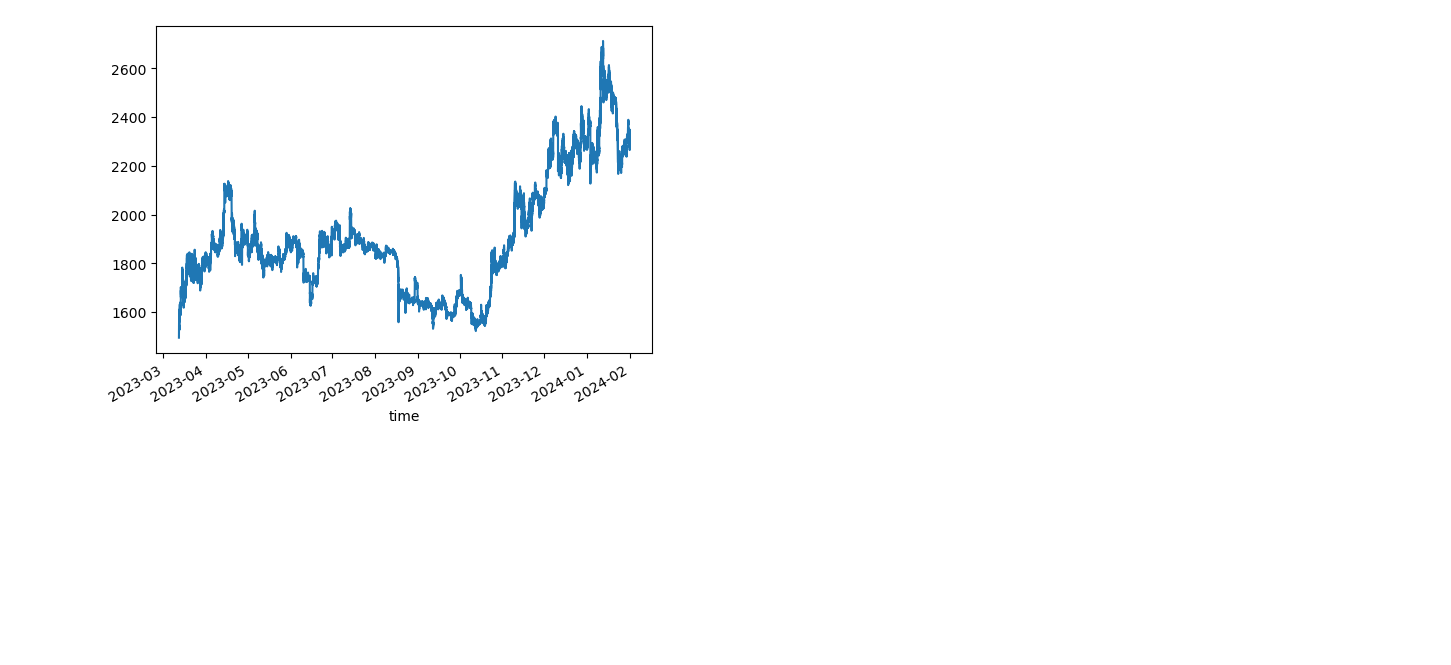
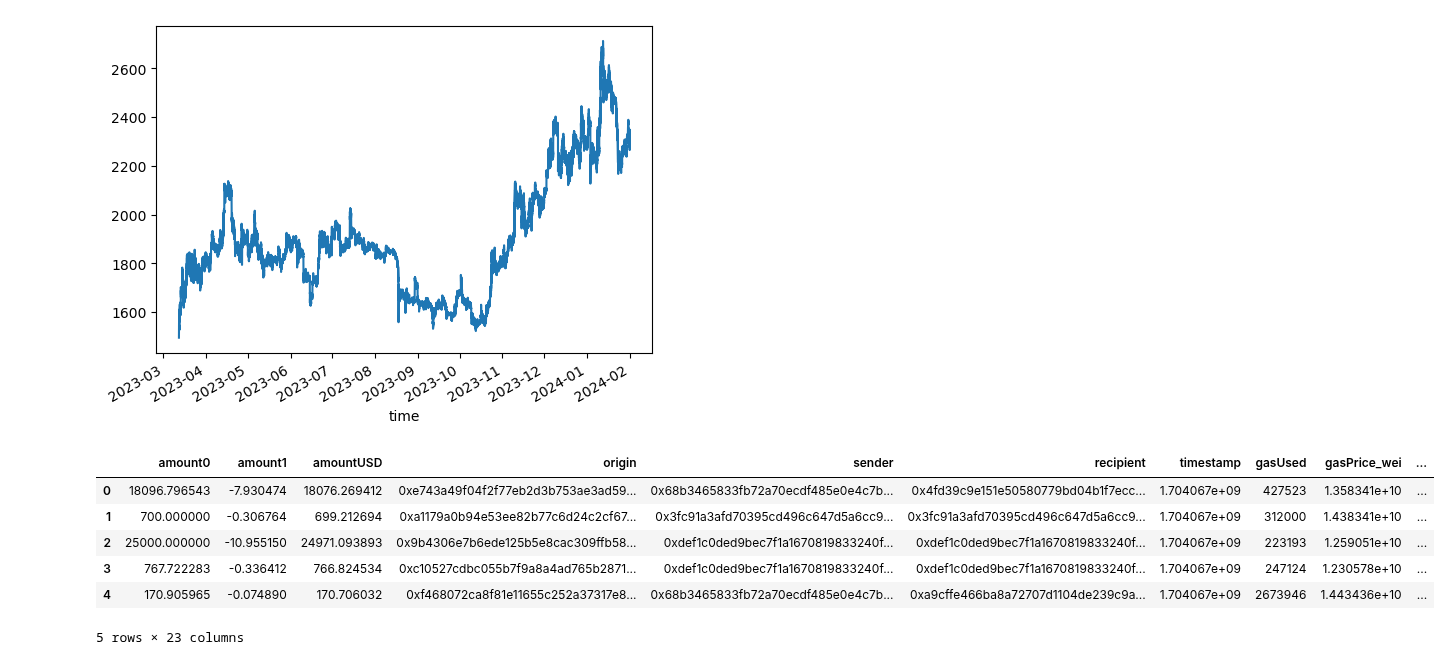
Before and after one commit to Armand-Morin/afp-berkeley-dynamic-fee-defi-amm, a Jupyter notebook: pnl_model.ipynb, the cells around one changed output. Saved outputs shown, nothing was run; the diff lists cells and outputs as text; code cells hidden in the pictures; blank space fills up the shorter version.

```diff
--- a/pnl_model.ipynb
+++ b/pnl_model.ipynb
@@ -121,3 +121,14 @@ ohlc_minutes.dropna().close.plot()
 # %% [output]
 <Axes: xlabel='time'>
 [figure]
+# %%
+data = pd.read_pickle('Merged_CEX_DEX_v2_p1.pkl')
+data.head()
+# %% [output]
+|  | amount0 | amount1 | amountUSD | origin | sender | recipient | timestamp | gasUsed | gasPrice_wei | ... |
+| 0 | 18096.796543 | -7.930474 | 18076.269412 | 0xe743a49f04f2f77eb2d3b753ae3ad59... | 0x68b3465833fb72a70ecdf485e0e4c7b... | 0x4fd39c9e151e50580779bd04b1f7ecc... | 1.704067e+09 | 427523 | 1.358341e+10 | ... |
+| 1 | 700.000000 | -0.306764 | 699.212694 | 0xa1179a0b94e53ee82b77c6d24c2cf67... | 0x3fc91a3afd70395cd496c647d5a6cc9... | 0x3fc91a3afd70395cd496c647d5a6cc9... | 1.704067e+09 | 312000 | 1.438341e+10 | ... |
+| 2 | 25000.000000 | -10.955150 | 24971.093893 | 0x9b4306e7b6ede125b5e8cac309ffb58... | 0xdef1c0ded9bec7f1a1670819833240f... | 0xdef1c0ded9bec7f1a1670819833240f... | 1.704067e+09 | 223193 | 1.259051e+10 | ... |
+| 3 | 767.722283 | -0.336412 | 766.824534 | 0xc10527cdbc055b7f9a8a4ad765b2871... | 0xdef1c0ded9bec7f1a1670819833240f... | 0xdef1c0ded9bec7f1a1670819833240f... | 1.704067e+09 | 247124 | 1.230578e+10 | ... |
+| 4 | 170.905965 | -0.074890 | 170.706032 | 0xf468072ca8f81e11655c252a37317e8... | 0x68b3465833fb72a70ecdf485e0e4c7b... | 0xa9cffe466ba8a72707d1104de239c9a... | 1.704067e+09 | 2673946 | 1.443436e+10 | ... |
+5 rows × 23 columns
```
Also changed, not shown: parts of 11 cells of this notebook, 2 other files.
